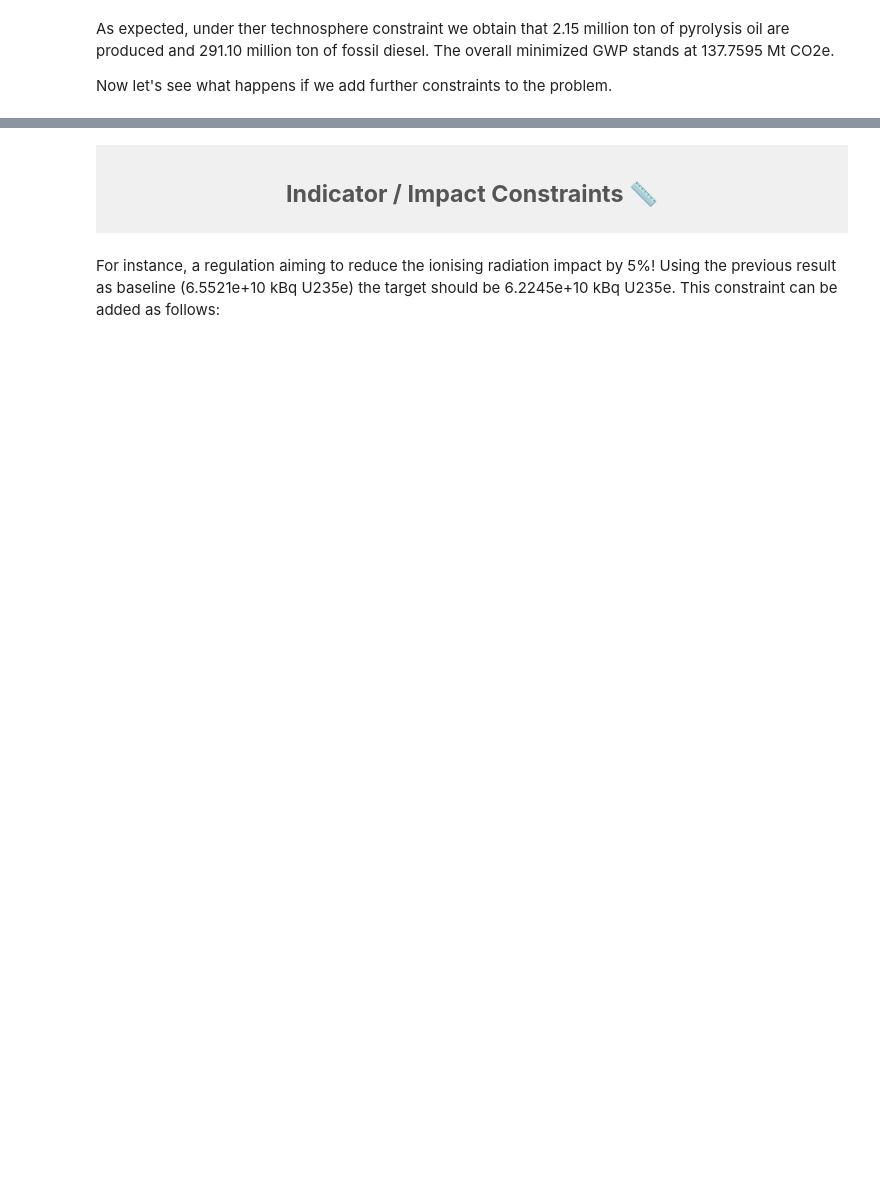
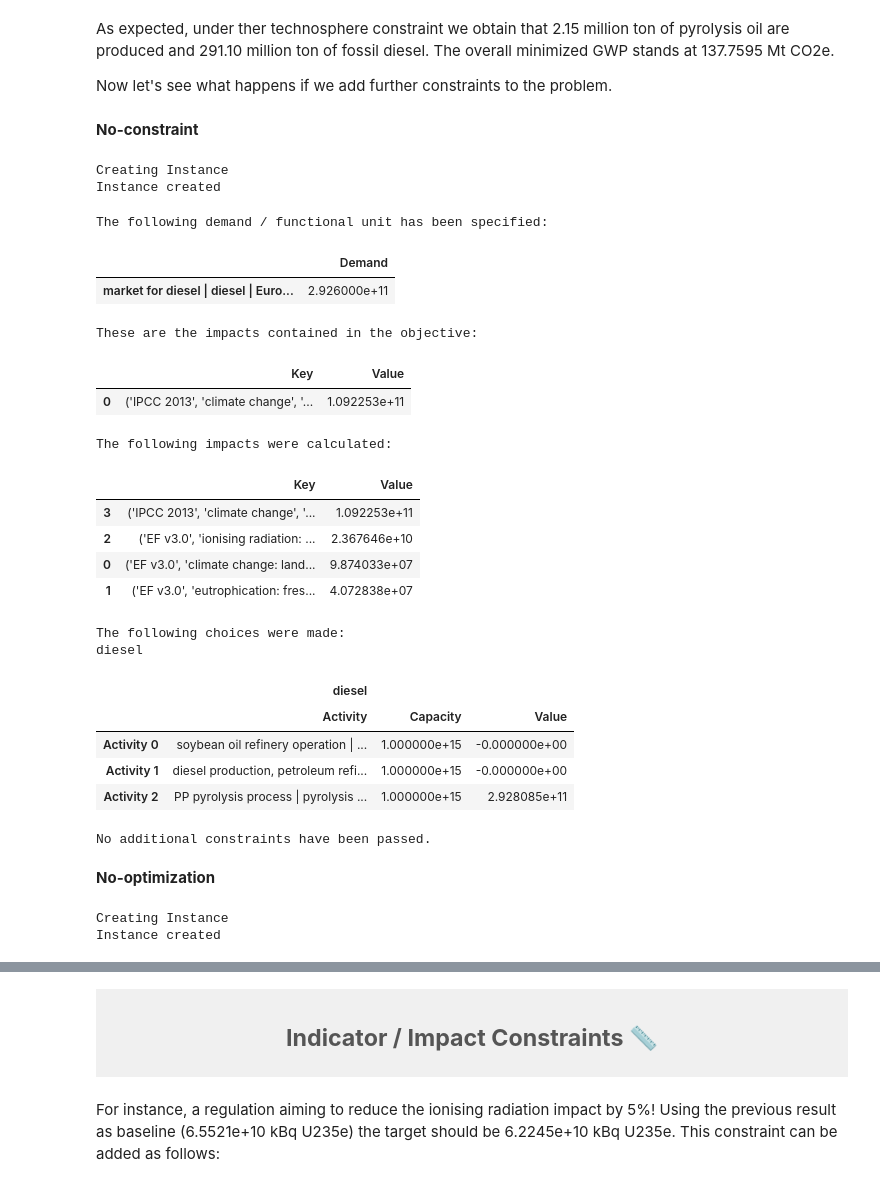
Before and after one commit to flechtenberg/pulpo, a Jupyter notebook: notebooks/plastic_showcase.ipynb, the cells around one changed output, grey strips where cells are left out. Saved outputs shown, nothing was run; the diff lists cells and outputs as text; code cells hidden in the pictures; blank space fills up the shorter version.

Commit message:
Adding no-constraint / no-optimization case

```diff
--- a/notebooks/plastic_showcase.ipynb
+++ b/notebooks/plastic_showcase.ipynb
@@ -457,3 +578,43 @@ pulpo_worker.summarize_results(choices=choices, demand=demand, constraints=upper
 As expected, under ther technosphere constraint we obtain that 2.15 million ton of pyrolysis oil are produced and 291.10 million ton of fossil diesel. The overall minimized GWP stands at 137.7595 Mt CO2e.
 
 Now let's see what happens if we add further constraints to the problem.
+# %% [markdown]
+**No-constraint**
+# %%
+pulpo_worker.instantiate(choices=choices, demand=demand, upper_limit={})
+results = pulpo_worker.solve()
+# %% [output]
+Creating Instance
+Instance created
+# %%
+pulpo_worker.summarize_results(choices=choices, demand=demand)
+# %% [output]
+The following demand / functional unit has been specified:
+|  | Demand |
+| market for diesel | diesel | Euro... | 2.926000e+11 |
+These are the impacts contained in the objective:
+|  | Key | Value |
+| 0 | ('IPCC 2013', 'climate change', '... | 1.092253e+11 |
+The following impacts were calculated:
+|  | Key | Value |
+| 3 | ('IPCC 2013', 'climate change', '... | 1.092253e+11 |
+| 2 | ('EF v3.0', 'ionising radiation: ... | 2.367646e+10 |
+| 0 | ('EF v3.0', 'climate change: land... | 9.874033e+07 |
+| 1 | ('EF v3.0', 'eutrophication: fres... | 4.072838e+07 |
+The following choices were made:
+diesel
+|  | diesel |  |  |
+|  | Activity | Capacity | Value |
+| Activity 0 | soybean oil refinery operation | ... | 1.000000e+15 | -0.000000e+00 |
+| Activity 1 | diesel production, petroleum refi... | 1.000000e+15 | -0.000000e+00 |
+| Activity 2 | PP pyrolysis process | pyrolysis ... | 1.000000e+15 | 2.928085e+11 |
+No additional constraints have been passed.
+# %% [markdown]
+**No-optimization**
+# %%
+choices  = {'diesel': {diesel_fossil: 1e15}}
+pulpo_worker.instantiate(choices=choices, demand=demand)
+results = pulpo_worker.solve()
+# %% [output]
+Creating Instance
+Instance created
```
Also changed, not shown: parts of 26 cells of this notebook.
